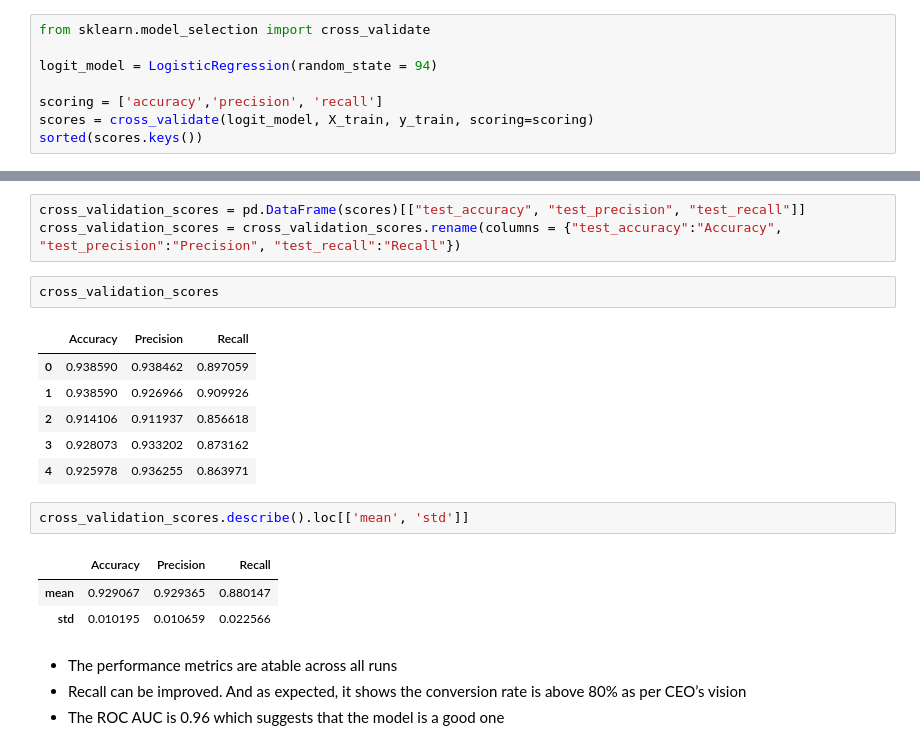
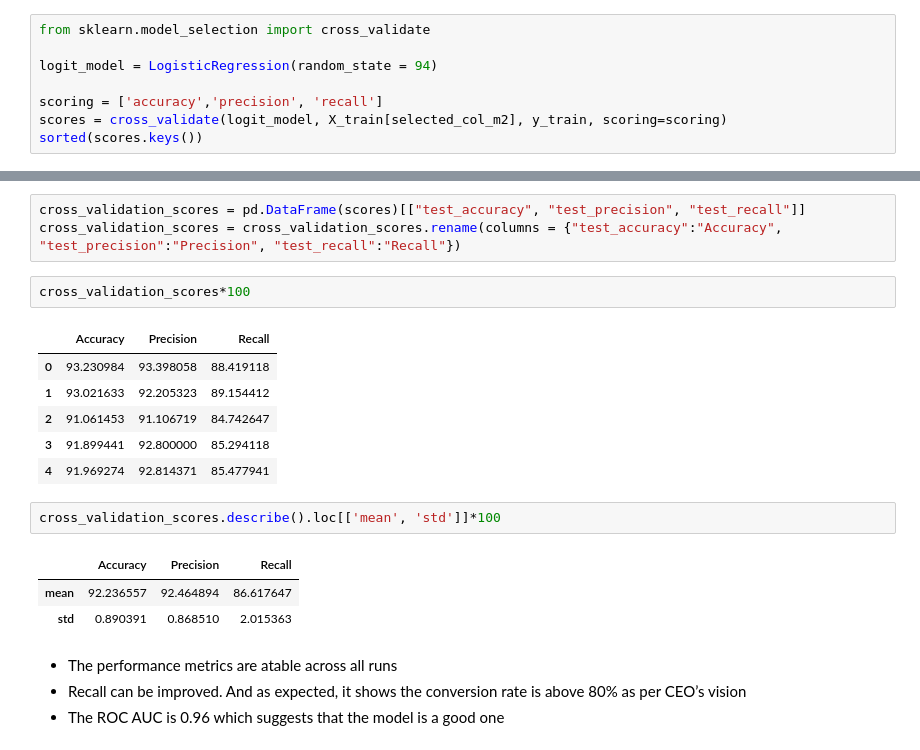
Before and after one commit to zaskap/upgrad_lead_scoring_assignment, a Jupyter notebook: Lead_Scoring.ipynb, the cells around one changed output, grey strips where cells are left out. Drawn from its saved outputs; the diff is of its cells as text.

Commit message:
Rectified 5-fold CV with final columns. Added Lead Scoring Distribution analysis in previous commit Created using Colaboratory

```diff
--- a/Lead_Scoring.ipynb
+++ b/Lead_Scoring.ipynb
@@ -1676,7 +1684,7 @@ from sklearn.model_selection import cross_validate
 logit_model = LogisticRegression(random_state = 94)
 
 scoring = ['accuracy','precision', 'recall']
-scores = cross_validate(logit_model, X_train, y_train, scoring=scoring)
+scores = cross_validate(logit_model, X_train[selected_col_m2], y_train, scoring=scoring)
 sorted(scores.keys())
 # %% [output]
 ['fit_time', 'score_time', 'test_accuracy', 'test_precision', 'test_recall']
@@ -1684,20 +1692,20 @@ sorted(scores.keys())
 cross_validation_scores = pd.DataFrame(scores)[["test_accuracy", "test_precision", "test_recall"]]
 cross_validation_scores = cross_validation_scores.rename(columns = {"test_accuracy":"Accuracy", "test_precision":"Precision", "test_recall":"Recall"})
 # %%
-cross_validation_scores
+cross_validation_scores*100
 # %% [output]
 |  | Accuracy | Precision | Recall |
-| 0 | 0.938590 | 0.938462 | 0.897059 |
-| 1 | 0.938590 | 0.926966 | 0.909926 |
-| 2 | 0.914106 | 0.911937 | 0.856618 |
-| 3 | 0.928073 | 0.933202 | 0.873162 |
-| 4 | 0.925978 | 0.936255 | 0.863971 |
+| 0 | 93.230984 | 93.398058 | 88.419118 |
+| 1 | 93.021633 | 92.205323 | 89.154412 |
+| 2 | 91.061453 | 91.106719 | 84.742647 |
+| 3 | 91.899441 | 92.800000 | 85.294118 |
+| 4 | 91.969274 | 92.814371 | 85.477941 |
 # %%
-cross_validation_scores.describe().loc[['mean', 'std']]
+cross_validation_scores.describe().loc[['mean', 'std']]*100
 # %% [output]
 |  | Accuracy | Precision | Recall |
-| mean | 0.929067 | 0.929365 | 0.880147 |
-| std | 0.010195 | 0.010659 | 0.022566 |
+| mean | 92.236557 | 92.464894 | 86.617647 |
+| std | 0.890391 | 0.868510 | 2.015363 |
 # %% [markdown]
 
 
```
Also changed, not shown: parts of 2 cells of this notebook.
